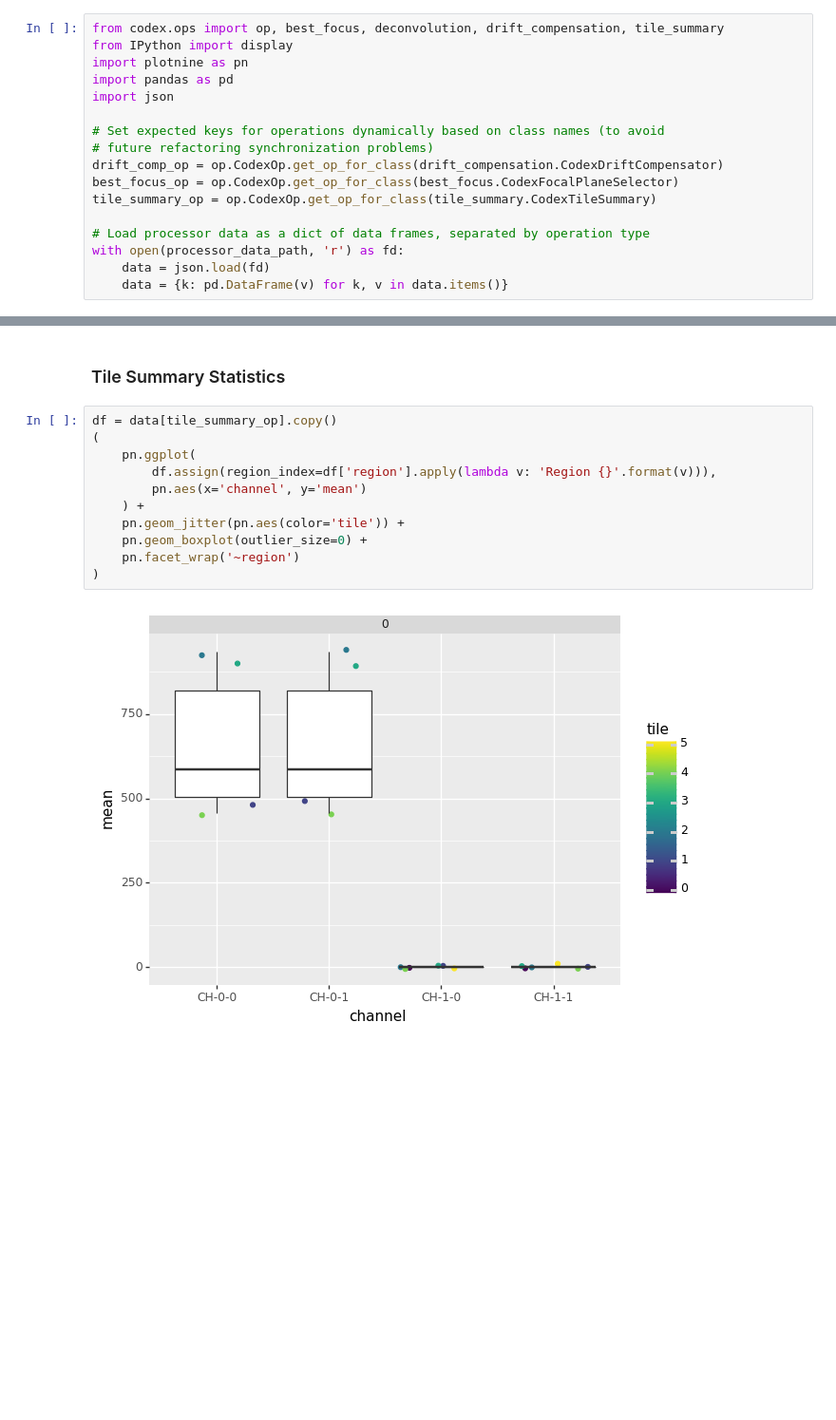
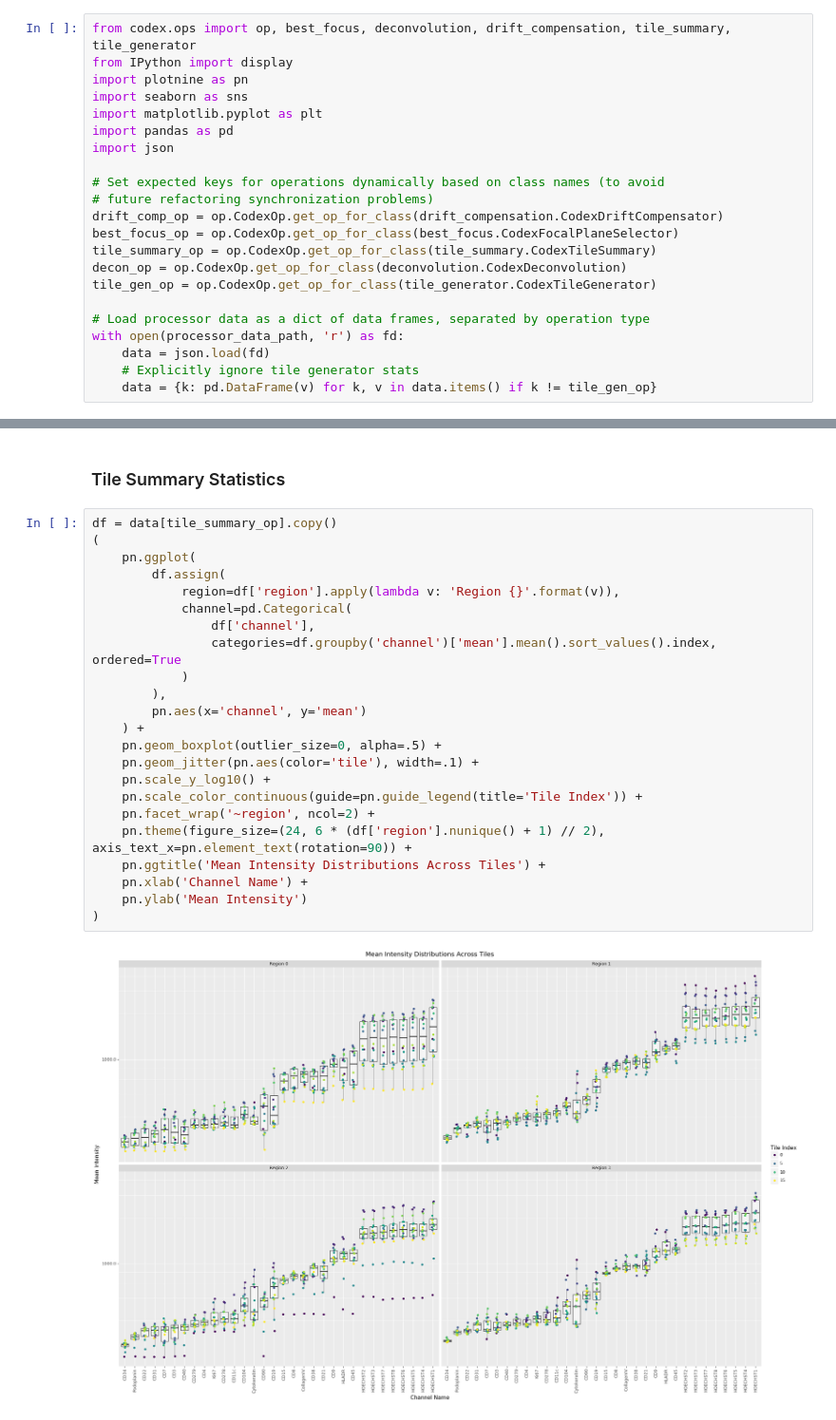
Before and after one commit to hammerlab/cytokit, a Jupyter notebook: python/notebooks/data_analysis/processor_data_analysis.ipynb, the cells around one changed output, grey strips where cells are left out. Shown: that part at 95% size. Saved outputs shown, nothing was run; the diff lists cells and outputs as text; blank space fills up the shorter version.

```diff
--- a/python/notebooks/data_analysis/processor_data_analysis.ipynb
+++ b/python/notebooks/data_analysis/processor_data_analysis.ipynb
@@ -10,7 +19,9 @@ assert processor_data_path is not None, 'Must set parameter for path to processo
 # %%
-from codex.ops import op, best_focus, deconvolution, drift_compensation, tile_summary
+from codex.ops import op, best_focus, deconvolution, drift_compensation, tile_summary, tile_generator
 from IPython import display
 import plotnine as pn
+import seaborn as sns
+import matplotlib.pyplot as plt
 import pandas as pd
 import json
 
@@ -19,11 +30,14 @@ import json
 drift_comp_op = op.CodexOp.get_op_for_class(drift_compensation.CodexDriftCompensator)
 best_focus_op = op.CodexOp.get_op_for_class(best_focus.CodexFocalPlaneSelector)
 tile_summary_op = op.CodexOp.get_op_for_class(tile_summary.CodexTileSummary)
+decon_op = op.CodexOp.get_op_for_class(deconvolution.CodexDeconvolution)
+tile_gen_op = op.CodexOp.get_op_for_class(tile_generator.CodexTileGenerator)
 
 # Load processor data as a dict of data frames, separated by operation type
 with open(processor_data_path, 'r') as fd:
     data = json.load(fd)
-    data = {k: pd.DataFrame(v) for k, v in data.items()}
+    # Explicitly ignore tile generator stats
+    data = {k: pd.DataFrame(v) for k, v in data.items() if k != tile_gen_op}
 # %%
 # Display the head rows for each operation type
 for k in data:
@@ -99,13 +127,25 @@ df = data[best_focus_op].copy()
 # %%
 df = data[tile_summary_op].copy()
 (
     pn.ggplot(
-        df.assign(region_index=df['region'].apply(lambda v: 'Region {}'.format(v))),
+        df.assign(
+            region=df['region'].apply(lambda v: 'Region {}'.format(v)),
+            channel=pd.Categorical(
+                df['channel'],
+                categories=df.groupby('channel')['mean'].mean().sort_values().index, ordered=True
+            )
+        ),
         pn.aes(x='channel', y='mean')
     ) +
-    pn.geom_jitter(pn.aes(color='tile')) +
-    pn.geom_boxplot(outlier_size=0) +
-    pn.facet_wrap('~region')
+    pn.geom_boxplot(outlier_size=0, alpha=.5) +
+    pn.geom_jitter(pn.aes(color='tile'), width=.1) +
+    pn.scale_y_log10() +
+    pn.scale_color_continuous(guide=pn.guide_legend(title='Tile Index')) +
+    pn.facet_wrap('~region', ncol=2) +
+    pn.theme(figure_size=(24, 6 * (df['region'].nunique() + 1) // 2), axis_text_x=pn.element_text(rotation=90)) +
+    pn.ggtitle('Mean Intensity Distributions Across Tiles') +
+    pn.xlab('Channel Name') +
+    pn.ylab('Mean Intensity')
 )
 # %% [output]
-[figure, old version]
+[figure, new version]
```
Also changed, not shown: parts of 14 cells of this notebook, 9 other files.
